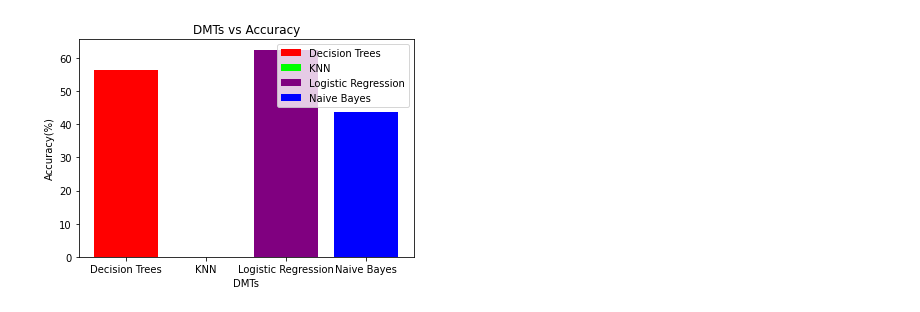
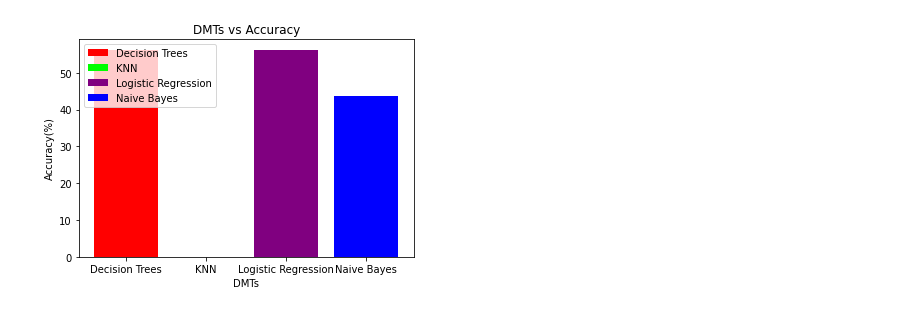
Before and after one commit to rajatjain007/FIFAWorldCupPrediction, a Jupyter notebook: Main/results.ipynb, the cells around one changed output. Drawn from its saved outputs; the diff is of its cells as text; code cells hidden in the pictures.

```diff
--- a/Main/results.ipynb
+++ b/Main/results.ipynb
@@ -1,15 +1,15 @@
 # %%
 import matplotlib.pyplot as plt
 methods = ["Decision Trees","KNN","Logistic Regression","Naive Bayes"]
-accuracies = [56.25,0,62.5,43.75]
+accuracies = [56.25,0,56.25,43.75]
 plt.title("DMTs vs Accuracy")
 plt.xlabel("DMTs")
 plt.ylabel("Accuracy(%)")
 plt.bar(methods[0], accuracies[0], color = "red", label = "Decision Trees")
 plt.bar(methods[1], accuracies[1], color = "lime", label = "KNN")
 plt.bar(methods[2], accuracies[2], color = "purple", label = "Logistic Regression")
 plt.bar(methods[3], accuracies[3], color = "blue", label = "Naive Bayes")
 plt.legend()
 plt.show()
 # %% [output]
-[figure, old version]
+[figure, new version]
```
Also changed, not shown: parts of 1 cell of this notebook, 2 other files.
